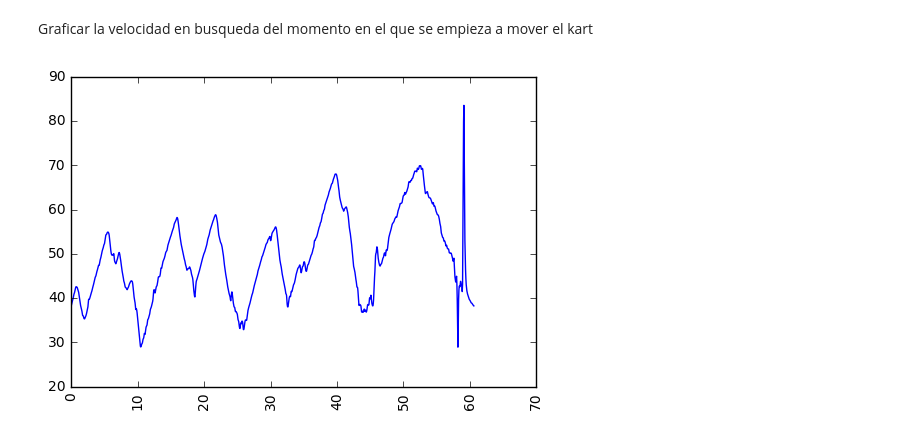
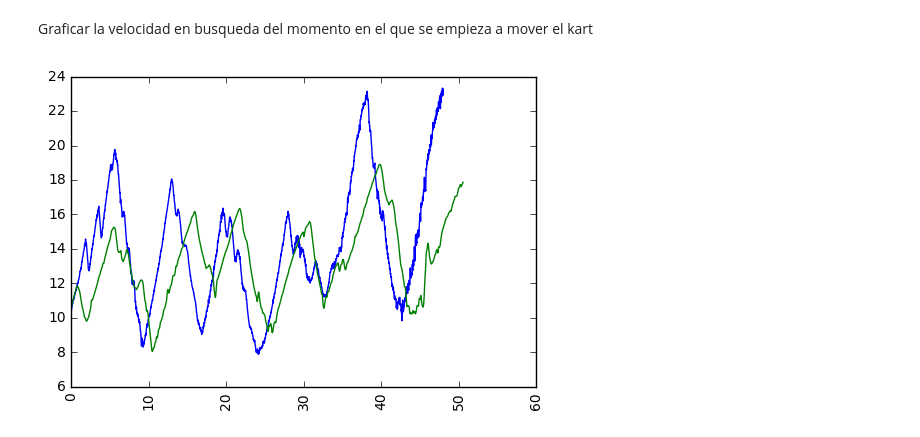
Before and after one commit to jrod781/Herramientas-Computacionales-IMEC3602, a Jupyter notebook: 04_taller03/taller3.ipynb, the cells around one changed output. Drawn from its saved outputs; the diff is of its cells as text; code cells hidden in the pictures.

```diff
--- a/04_taller03/taller3.ipynb
+++ b/04_taller03/taller3.ipynb
@@ -92,9 +139,10 @@ datos
 # %% [markdown]
 Graficar la velocidad en busqueda del momento en el que se empieza a mover el kart
 # %%
-plt.plot(datos.Tiempo,datos.Velocidad)
+plt.plot(gas.Tiempo,gas.Velocidad)
+plt.plot(ele.Tiempo,ele.Velocidad)
 plt.xticks(rotation=90)
 plt.show()
 # %% [output]
-[figure, old version]
+[figure, new version]
 # %%
```
Also changed, not shown: parts of 31 cells of this notebook, 10 other files.
